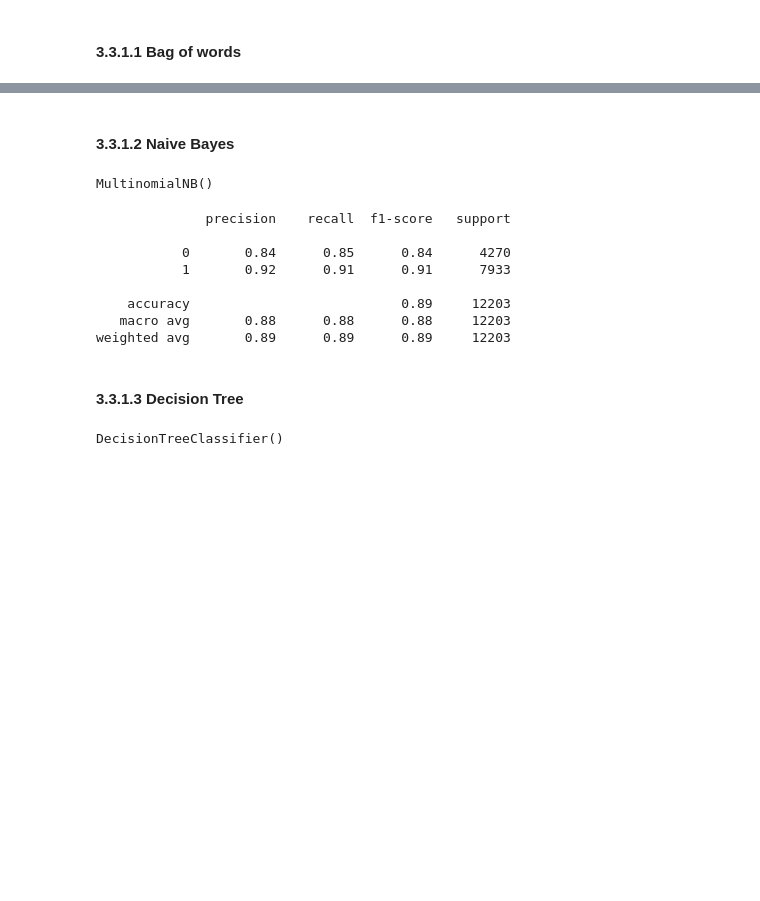
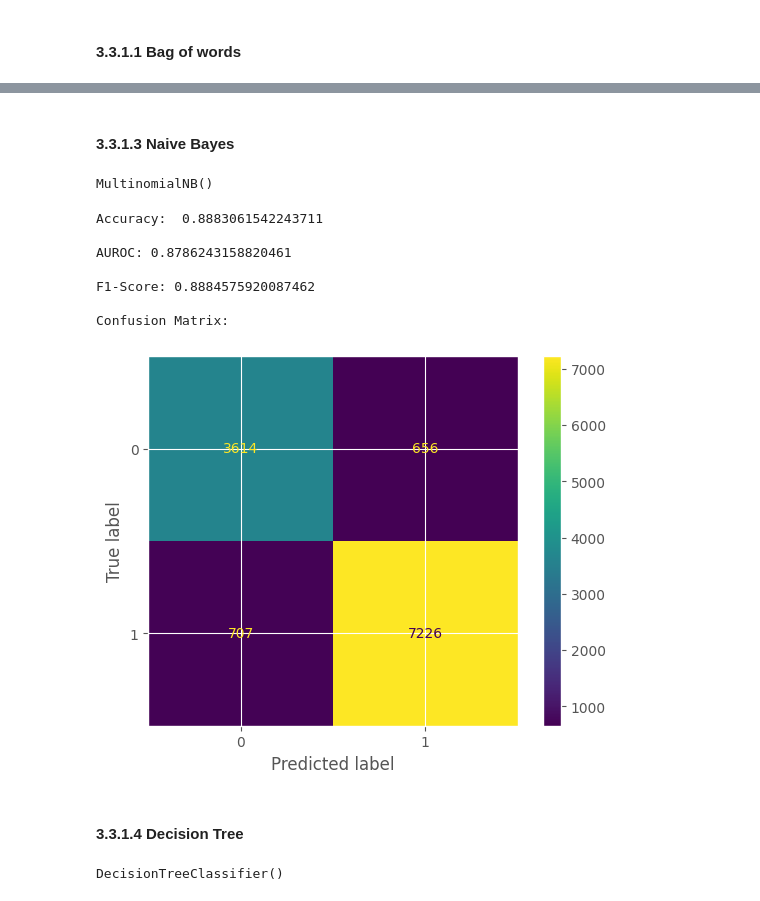
Before and after one commit to rimellegari/e-commerce, a Jupyter notebook: customer.ipynb, the cells around one changed output, grey strips where cells are left out. Drawn from its saved outputs; the diff is of its cells as text; code cells hidden in the pictures; blank space fills up the shorter version.

```diff
--- a/customer.ipynb
+++ b/customer.ipynb
@@ -1174,27 +1210,25 @@ bow_features = bow_vectorizer.fit_transform(df_order_reviews_final['review_comme
 # %% [markdown]
-#### 3.3.1.2 Naive Bayes
+#### 3.3.1.3 Naive Bayes
-# %%
-from sklearn.model_selection import train_test_split
-X_train_bow, X_test_bow, y_train_bow, y_test_bow = train_test_split(bow_features, df_order_reviews_final['label'], test_size=0.3, random_state=10)
-nb_bow = MultinomialNB()
-nb_bow.fit(X_train_bow, y_train_bow)
-# %% [output]
-MultinomialNB()
+# %%
+nb_bow = MultinomialNB()
+nb_bow.fit(X_train_bow, y_train_bow)
+# %% [output]
+MultinomialNB()
 # %%
-y1_pred = nb_bow.predict(X_test_bow)
+y2_pred = nb_bow.predict(X_test_bow)
 
-print(classification_report(y_test_bow, y1_pred))
+metric_visualization(y_test_bow, y2_pred)
 # %% [output]
-              precision    recall  f1-score   support
+Accuracy:  0.8883061542243711
 
-           0       0.84      0.85      0.84      4270
-           1       0.92      0.91      0.91      7933
+AUROC: 0.8786243158820461
 
-    accuracy                           0.89     12203
-   macro avg       0.88      0.88      0.88     12203
-weighted avg       0.89      0.89      0.89     12203
+F1-Score: 0.8884575920087462
+
+Confusion Matrix:
+[figure, added]
 # %% [markdown]
-#### 3.3.1.3 Decision Tree
+#### 3.3.1.4 Decision Tree
 # %%
 decision_tree_bow = DecisionTreeClassifier()
 decision_tree_bow .fit(X_train_bow, y_train_bow)
```
Also changed, not shown: parts of 18 cells of this notebook, 7 other files.
